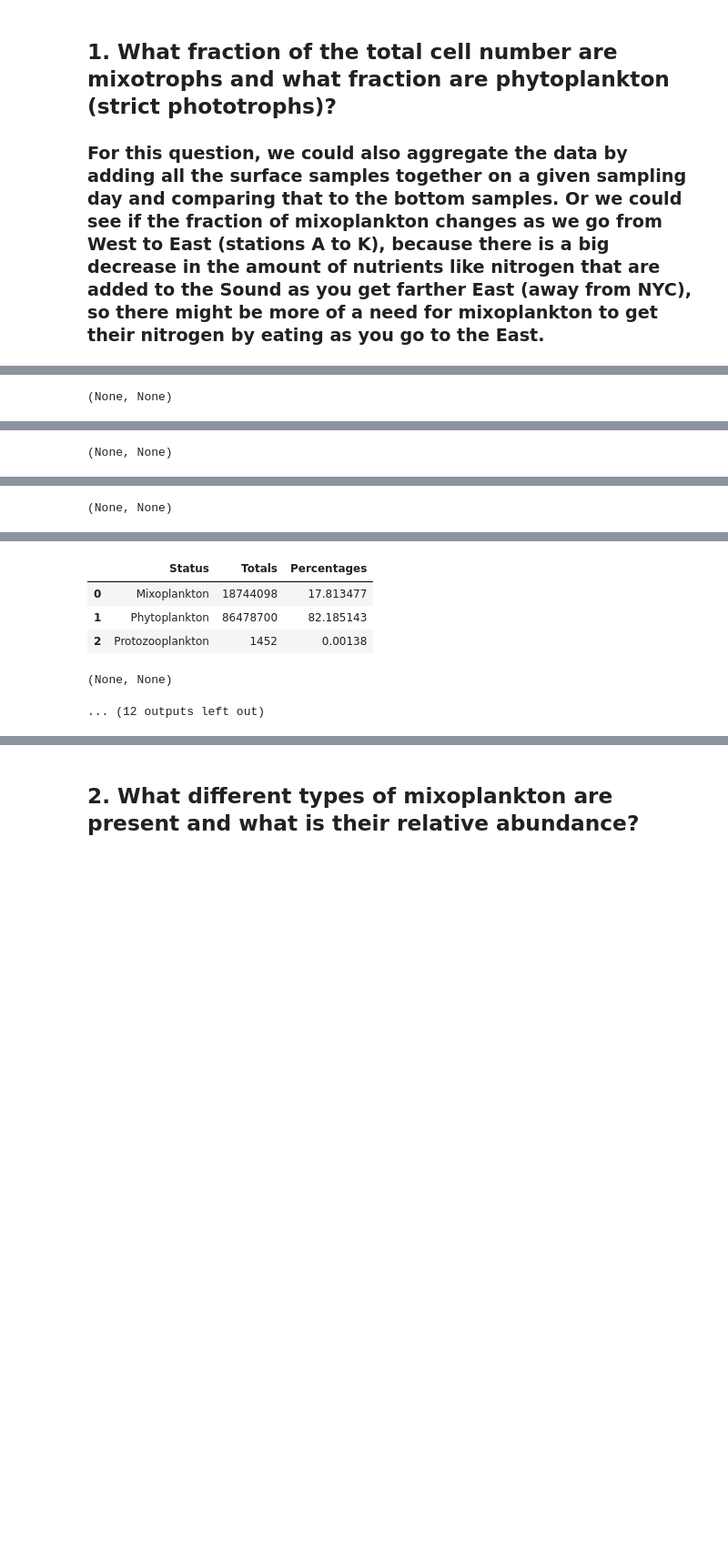
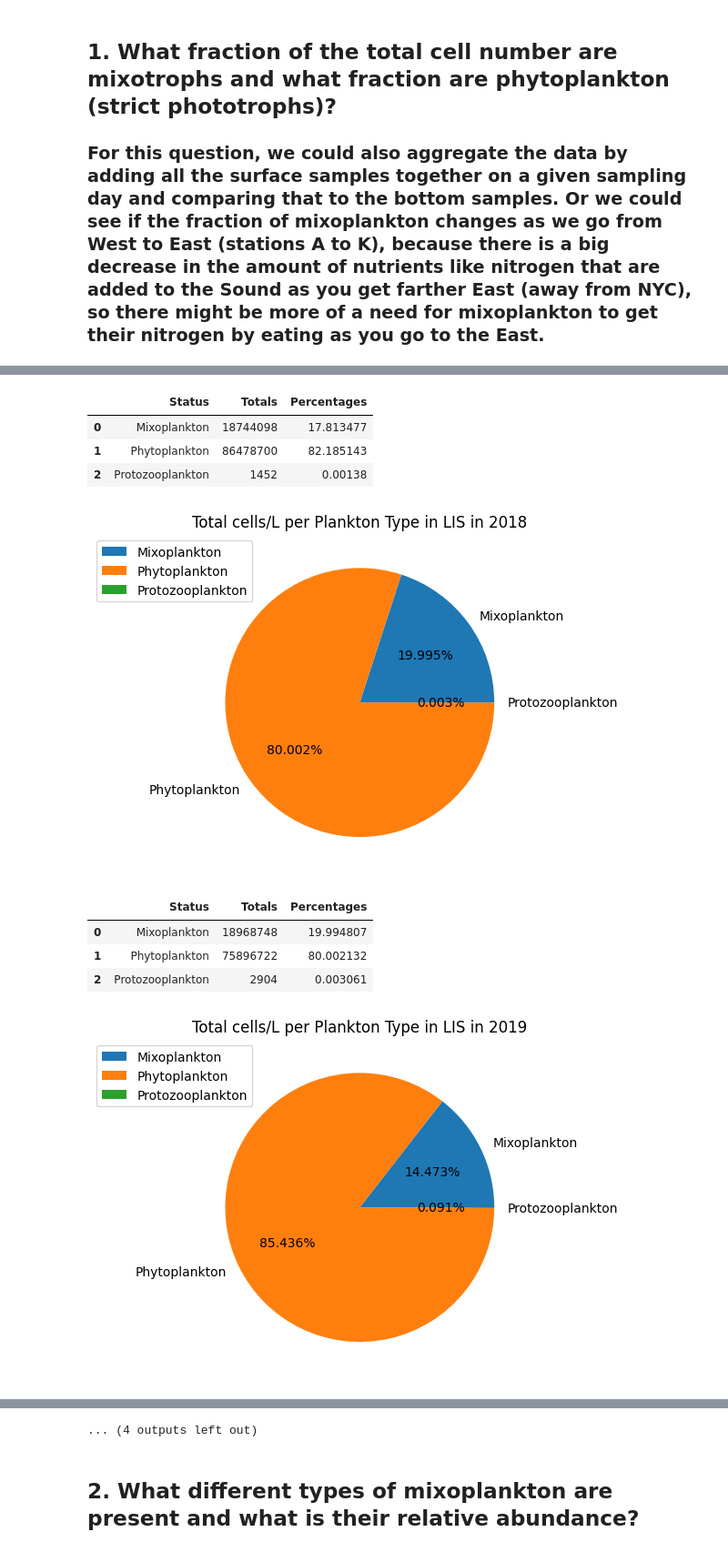
Before and after one commit to AMaher101/PlanktonClassifier, a Jupyter notebook: questions.ipynb, the cells around one changed output, grey strips where cells are left out. Shown at 91% size. Drawn from its saved outputs; the diff is of its cells as text; code cells hidden in the pictures; blank space fills up the shorter version.

```diff
--- a/questions.ipynb
+++ b/questions.ipynb
@@ -20,2 +17,3 @@ year = re.search(r'\b(\d{4})\b', csv_name).group(1) if re.search(r'\b(\d{4})\b',
 # %%
-classified = Classifier(csv_name)
+csvs = sorted(os.listdir(INPUTS_PATH))
+csvs
@@ -29,11 +36,12 @@ def percentages(df, column):
 ## 1. What fraction of the total cell number are mixotrophs and what fraction are phytoplankton (strict phototrophs)?
 ### For this question, we could also aggregate the data by adding all the surface samples together on a given sampling day and comparing that to the bottom samples.  Or we could see if the fraction of mixoplankton changes as we go from West to East (stations A to K), because there is a big decrease in the amount of nutrients like nitrogen that are added to the Sound as you get farther East (away from NYC), so there might be more of a need for mixoplankton to get their nitrogen by eating as you go to the East.
 # %%
-def trophic_strategy_per_station():
+def trophic_strategy_per_station(csv_name):
     # Get year
     year = re.search(r'\b(\d{4})\b', csv_name).group(1) if re.search(r'\b(\d{4})\b', csv_name) else 'Year not found'
 
     # Clean data
+    classified = Classifier(csv_name)
     by_station_SB = classified.add_multiheader(classified.all_classified)
     removed_columns = by_station_SB.loc[:, by_station_SB.columns.get_level_values(2).isin(['Status', 'Phylum', 'Genus', 'Species'])].copy()
     removed_columns.columns = removed_columns.columns.get_level_values(2)
@@ -55,17 +63,13 @@ def trophic_strategy_per_station():
     ax.legend(bbox_to_anchor=(0.5, -0.1), loc='upper center', ncol=3)
     ax.set_yticklabels([f'{int(tick)}%' for tick in ax.get_yticks()])
     plt.xticks(rotation=0)
-    return plt.show()
 
-# , display(by_station_SB)
+    plt.show()
+    display(by_station_SB)
 # %%
 # Percentage of PLankton Trophic Strategy per Station
-csvs = sorted(os.listdir(f"{os.getcwd()}/inputs"))
 for csv_name in csvs:
-    # classify mixotrophs
-    classified = Classifier(csv_name)
-
     # Get pie chart for each year
-    display(trophic_strategy_per_station())
+    trophic_strategy_per_station(csv_name)
 # %% [output]
 [figure]
@@ -84,10 +184,11 @@ None
 # %%
 # Total cells/L per Plankton Trophic Strategy
-def trophic_strategy_for_total_pie():
+def trophic_strategy_for_total_pie(csv_name):
     # Get year
     year = re.search(r'\b(\d{4})\b', csv_name).group(1) if re.search(r'\b(\d{4})\b', csv_name) else 'Year not found'
 
     # Clean Data
+    classified = Classifier(csv_name)
     df = classified.all_classified
     df.loc[df['Genus']=='Protoperidinium', 'Status'] = 'Protozooplankton'
     df = df.replace(['No', 'Yes'], ['Phytoplankton', 'Mixoplankton'])
@@ -99,39 +200,37 @@ def trophic_strategy_for_total_pie():
     plt.pie(counts['Percentages'], labels=counts['Status'], autopct='%1.3f%%')
     plt.legend(bbox_to_anchor=(.2, 1))
 
-    return plt.show(), display(counts)
+    plt.show()
+    display(counts)
 # %%
 # Percentage of PLankton Trophic Strategy per Station
-csvs = sorted(os.listdir(f"{os.getcwd()}/inputs"))
 for csv_name in csvs:
-    # classify mixotrophs
-    classified = Classifier(csv_name)
-
     # Get pie chart for each year
-    display(trophic_strategy_for_total_pie())
+    trophic_strategy_for_total_pie(csv_name)
 # %% [output]
 [figure]
 |  | Status | Totals | Percentages |
 | 0 | Mixoplankton | 30159886 | 35.022426 |
 | 1 | Phytoplankton | 55917979 | 64.933378 |
 | 2 | Protozooplankton | 38060 | 0.044196 |
-(None, None)
 [figure]
 |  | Status | Totals | Percentages |
 | 0 | Mixoplankton | 21243460 | 15.655346 |
 | 1 | Phytoplankton | 114445293 | 84.340341 |
 | 2 | Protozooplankton | 5852 | 0.004313 |
-(None, None)
 [figure]
 |  | Status | Totals | Percentages |
 | 0 | Mixoplankton | 8645340 | 10.612357 |
 | 1 | Phytoplankton | 72818048 | 89.38586 |
 | 2 | Protozooplankton | 1452 | 0.001782 |
-(None, None)
 [figure]
 |  | Status | Totals | Percentages |
 | 0 | Mixoplankton | 18744098 | 17.813477 |
 | 1 | Phytoplankton | 86478700 | 82.185143 |
 | 2 | Protozooplankton | 1452 | 0.00138 |
-(None, None)
-... (12 outputs left out)
+[figure, added]
+|  | Status | Totals | Percentages |
+| 0 | Mixoplankton | 18968748 | 19.994807 |
+| 1 | Phytoplankton | 75896722 | 80.002132 |
+| 2 | Protozooplankton | 2904 | 0.003061 |
+[figure, added]
@@ -138,2 +241,3 @@ for csv_name in csvs:
+... (4 outputs left out)
 # %% [markdown]
 ## 2. What different types of mixoplankton are present and what is their relative abundance?
```
Also changed, not shown: parts of 14 cells of this notebook.
